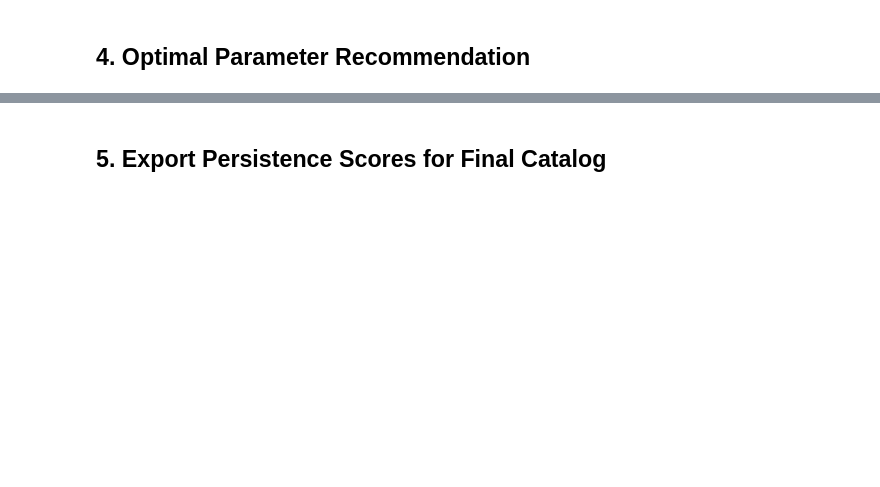
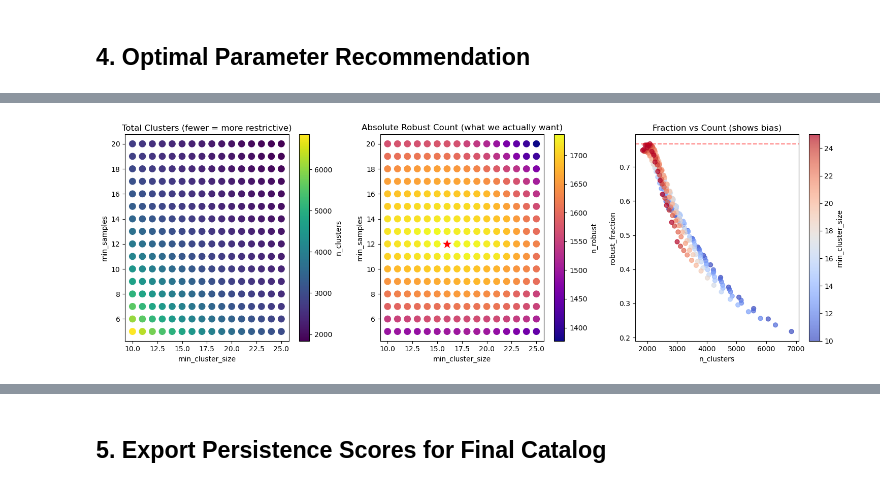
Before and after one commit to stuartmcalpine/manticore_posterior_clusters, a Jupyter notebook: notebooks/parameter_persistence.ipynb, the cells around one changed output, grey strips where cells are left out. Saved outputs shown, nothing was run; the diff lists cells and outputs as text; code cells hidden in the pictures; blank space fills up the shorter version.

```diff
--- a/notebooks/parameter_persistence.ipynb
+++ b/notebooks/parameter_persistence.ipynb
@@ -352,0 +353,75 @@ Parameter Comparison:
+# %%
+# Diagnostic: Is the metric biased toward stricter parameters?
+# Plot n_robust (absolute) and n_clusters to understand the tradeoff
+
+fig, axes = plt.subplots(1, 3, figsize=(15, 5))
+
+# Extract data for plotting
+mcs_vals = np.array([p[0] for p in param_scores.keys()])
+ms_vals = np.array([p[1] for p in param_scores.keys()])
+n_clusters_arr = np.array([param_scores[p]['n_clusters'] for p in param_scores.keys()])
+n_robust_arr = np.array([param_scores[p]['n_robust'] for p in param_scores.keys()])
+robust_frac_arr = np.array([param_scores[p]['robust_fraction'] for p in param_scores.keys()])
+
+# 1. n_clusters vs parameters (shows how restrictive each setting is)
+ax = axes[0]
+sc = ax.scatter(mcs_vals, ms_vals, c=n_clusters_arr, cmap='viridis', s=80)
+plt.colorbar(sc, ax=ax, label='n_clusters')
+ax.set_xlabel('min_cluster_size')
+ax.set_ylabel('min_samples')
+ax.set_title('Total Clusters (fewer = more restrictive)')
+
+# 2. n_robust (ABSOLUTE count) vs parameters
+ax = axes[1]
+sc = ax.scatter(mcs_vals, ms_vals, c=n_robust_arr, cmap='plasma', s=80)
+plt.colorbar(sc, ax=ax, label='n_robust')
+ax.set_xlabel('min_cluster_size')
+ax.set_ylabel('min_samples')
+ax.set_title('Absolute Robust Count (what we actually want)')
+
+# Mark the max n_robust
+best_abs_idx = np.argmax(n_robust_arr)
+best_abs_params = list(param_scores.keys())[best_abs_idx]
+ax.scatter(best_abs_params[0], best_abs_params[1], marker='*', s=400, c='red',
+           edgecolors='white', linewidths=2)
+
+# 3. robust_fraction vs n_clusters to show the bias
+ax = axes[2]
+sc = ax.scatter(n_clusters_arr, robust_frac_arr, c=mcs_vals, cmap='coolwarm', s=40, alpha=0.7)
+plt.colorbar(sc, ax=ax, label='min_cluster_size')
+ax.set_xlabel('n_clusters')
+ax.set_ylabel('robust_fraction')
+ax.set_title('Fraction vs Count (shows bias)')
+ax.axhline(robust_frac_arr.max(), color='red', linestyle='--', alpha=0.5)
+
+plt.tight_layout()
+plt.show()
+
+# Print comparison
+print("\nMetric Comparison:")
+print("=" * 70)
+best_frac_params = max(param_scores.keys(), key=lambda p: param_scores[p]['robust_fraction'])
+best_abs_params = max(param_scores.keys(), key=lambda p: param_scores[p]['n_robust'])
+
+print(f"Best by FRACTION: mcs={best_frac_params[0]}, ms={best_frac_params[1]}")
+print(f"   n_clusters={param_scores[best_frac_params]['n_clusters']}, "
+      f"n_robust={param_scores[best_frac_params]['n_robust']}, "
+      f"frac={param_scores[best_frac_params]['robust_fraction']:.1%}")
+
+print(f"\nBest by ABSOLUTE n_robust: mcs={best_abs_params[0]}, ms={best_abs_params[1]}")
+print(f"   n_clusters={param_scores[best_abs_params]['n_clusters']}, "
+      f"n_robust={param_scores[best_abs_params]['n_robust']}, "
+      f"frac={param_scores[best_abs_params]['robust_fraction']:.1%}")
+
+# Show top 5 by each metric
+print("\n\nTop 5 by robust_fraction:")
+for p in sorted(param_scores.keys(), key=lambda x: -param_scores[x]['robust_fraction'])[:5]:
+    s = param_scores[p]
+    print(f"  mcs={p[0]:2d}, ms={p[1]:2d}: n_robust={s['n_robust']:4d}, frac={s['robust_fraction']:.1%}")
+
+print("\nTop 5 by n_robust (absolute):")
+for p in sorted(param_scores.keys(), key=lambda x: -param_scores[x]['n_robust'])[:5]:
+    s = param_scores[p]
+    print(f"  mcs={p[0]:2d}, ms={p[1]:2d}: n_robust={s['n_robust']:4d}, frac={s['robust_fraction']:.1%}")
+# %% [output]
+[figure, added]
```
Also changed, not shown: parts of 8 cells of this notebook, 7 other files.
